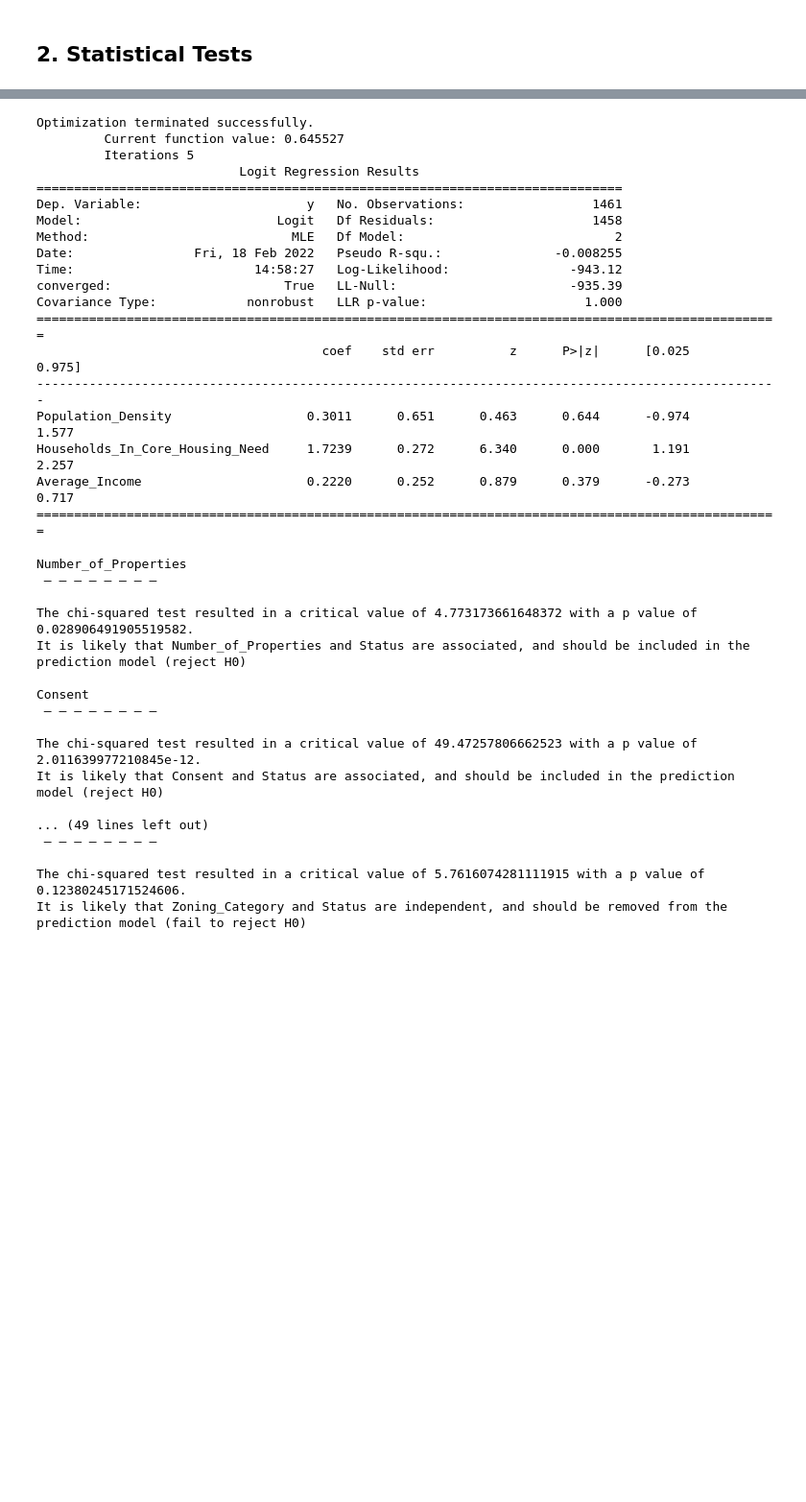
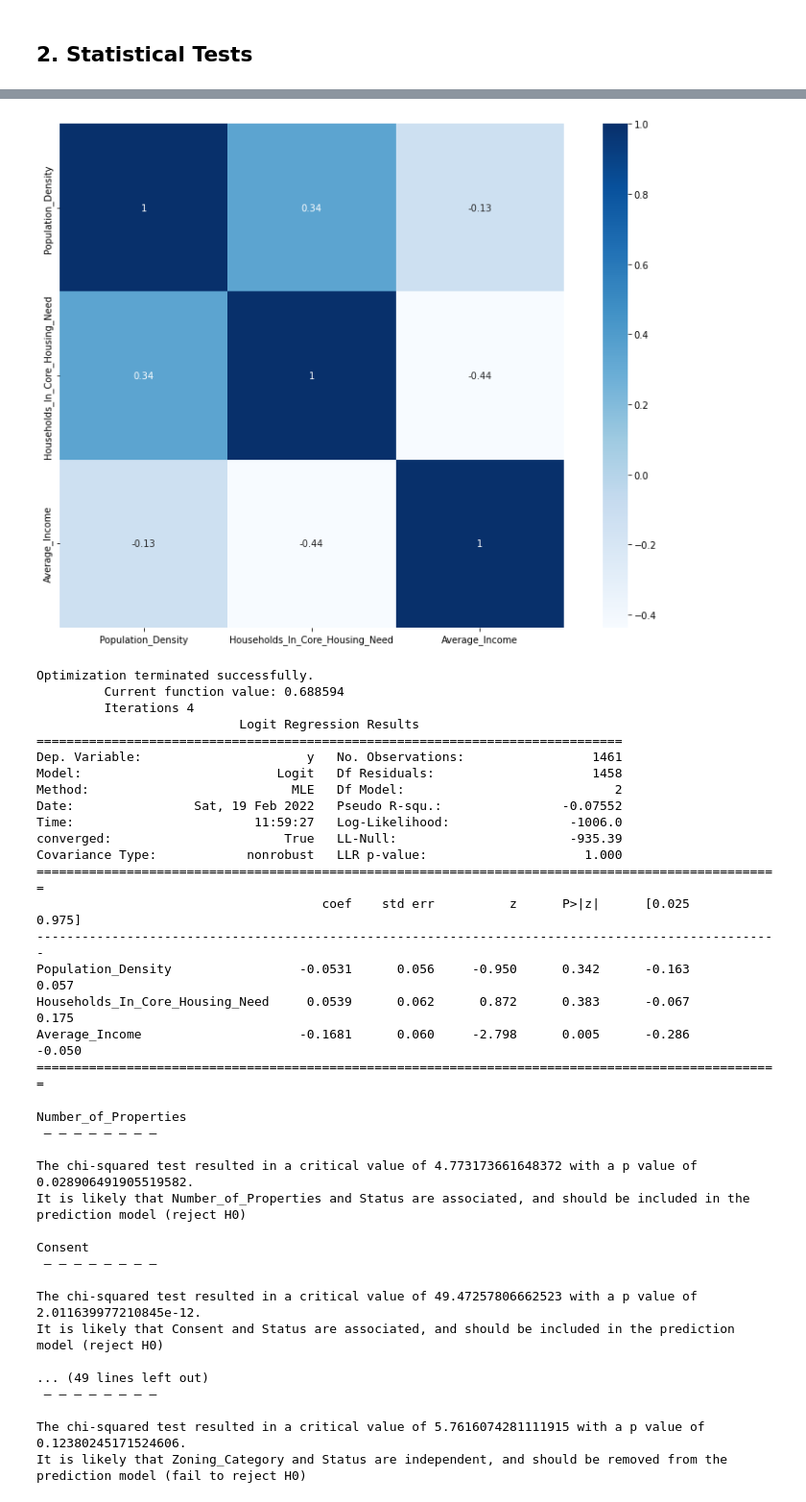
Before and after one commit to RoryAJames/TorontoDevelopmentApplications, a Jupyter notebook: Exploratory Data Analysis.ipynb, the cells around one changed output, grey strips where cells are left out. Shown: that part at 96% size. Cells and saved outputs as stored; diff of their text form; code cells hidden in the pictures; blank space fills up the shorter version.

```diff
--- a/Exploratory Data Analysis.ipynb
+++ b/Exploratory Data Analysis.ipynb
@@ -131,38 +143,46 @@ Takeaways:
+# %%
+#Correlation heatmap
+
+corrmat = gdf[num_features].corr()
+f, ax = plt.subplots(figsize=(15, 10))
+sns.heatmap(corrmat, square=True, cmap = 'Blues', annot = True);
+# %% [output]
+[figure, added]
 # %%
 #Logistic regression test to see whether the numerical features would make for good features in predicting application status
 
-from sklearn.preprocessing import MinMaxScaler
-scaler = MinMaxScaler()
+from sklearn.preprocessing import StandardScaler
+scaler = StandardScaler()
 
 Xtrain = gdf[['Population_Density', 'Households_In_Core_Housing_Need', 'Average_Income']]
 Xtrain_scaled = scaler.fit_transform(Xtrain)
 Xtrain_final = pd.DataFrame(Xtrain_scaled, columns = Xtrain.columns) #Stores the values in a new dataframe to keep the column names
 
 Ytrain = gdf['Status'].copy()
-Ytrain.replace({'Approved': 1, 'Denied': 0}, inplace=True)
+Ytrain.replace({'Approved': 1, 'Denied': 0}, inplace=True) #Convert status to binary outcomes
 Ytrain = Ytrain.values.reshape(-1,1) #Reshape to fix endog and exog
 
 log_reg = sm.Logit(Ytrain, Xtrain_final).fit()
 print(log_reg.summary())
 # %% [output]
 Optimization terminated successfully.
-         Current function value: 0.645527
-         Iterations 5
+         Current function value: 0.688594
+         Iterations 4
                            Logit Regression Results
 ==============================================================================
 Dep. Variable:                      y   No. Observations:                 1461
 Model:                          Logit   Df Residuals:                     1458
 Method:                           MLE   Df Model:                            2
-Date:                Fri, 18 Feb 2022   Pseudo R-squ.:               -0.008255
-Time:                        14:58:27   Log-Likelihood:                -943.12
+Date:                Sat, 19 Feb 2022   Pseudo R-squ.:                -0.07552
+Time:                        11:59:27   Log-Likelihood:                -1006.0
 converged:                       True   LL-Null:                       -935.39
 Covariance Type:            nonrobust   LLR p-value:                     1.000
 ===================================================================================================
                                       coef    std err          z      P>|z|      [0.025      0.975]
 ---------------------------------------------------------------------------------------------------
-Population_Density                  0.3011      0.651      0.463      0.644      -0.974       1.577
-Households_In_Core_Housing_Need     1.7239      0.272      6.340      0.000       1.191       2.257
-Average_Income                      0.2220      0.252      0.879      0.379      -0.273       0.717
+Population_Density                 -0.0531      0.056     -0.950      0.342      -0.163       0.057
+Households_In_Core_Housing_Need     0.0539      0.062      0.872      0.383      -0.067       0.175
+Average_Income                     -0.1681      0.060     -2.798      0.005      -0.286      -0.050
 ===================================================================================================
 # %%
 #Function to perform a chi-squared test of independence
```
Also changed, not shown: parts of 2 cells of this notebook, 4 other files.
